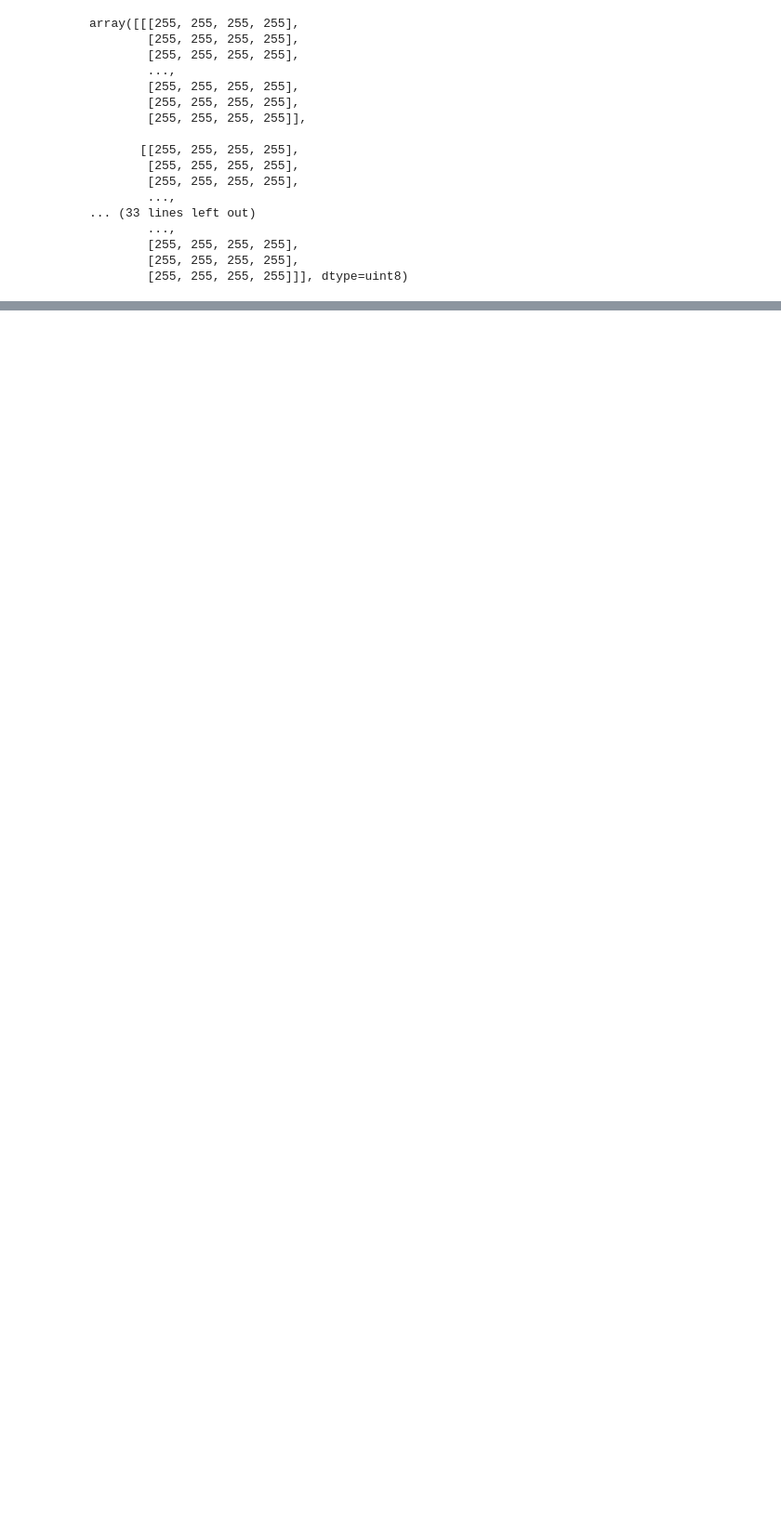
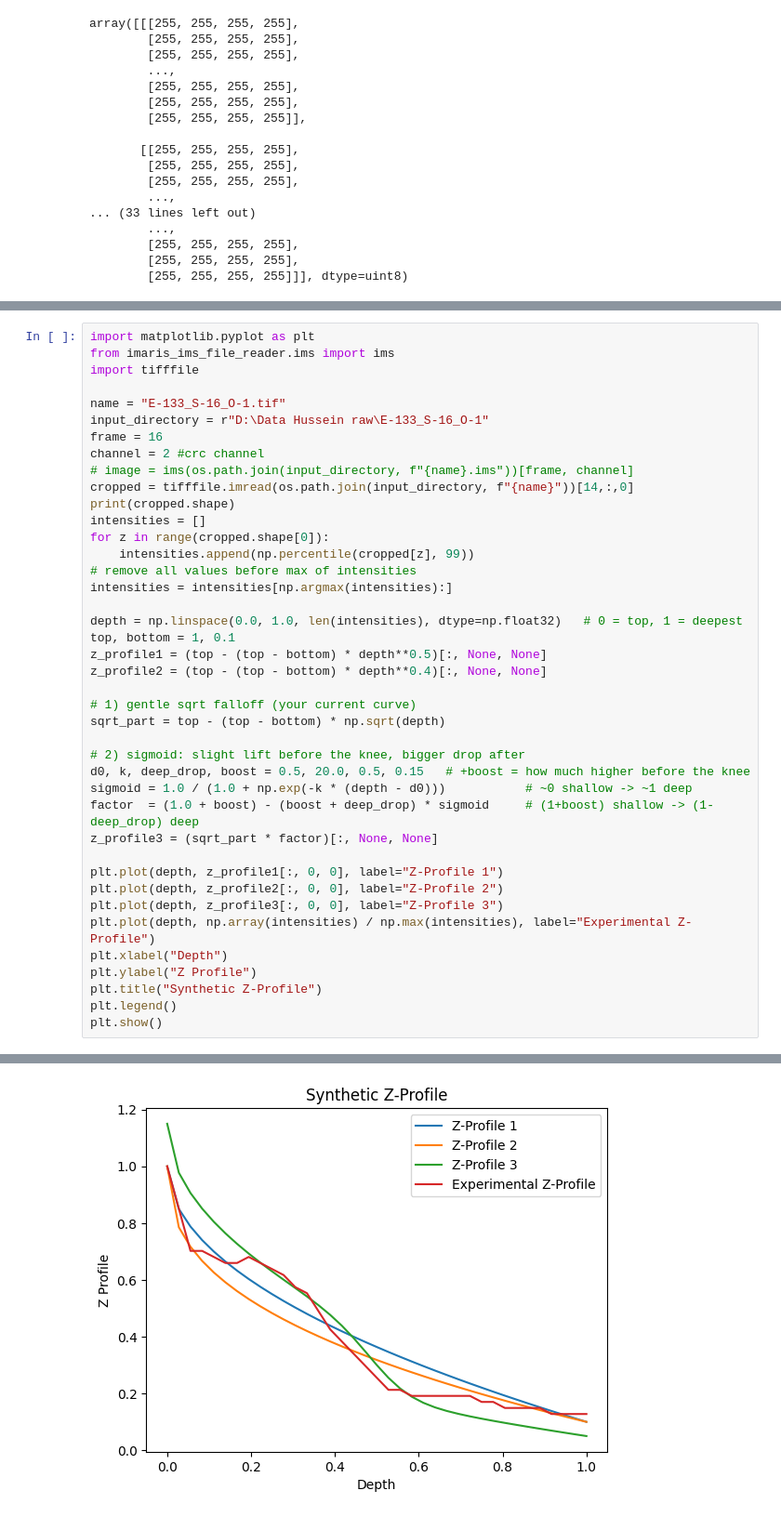
Before and after one commit to SuijkerbuijkLab/NucLogic, a Jupyter notebook: miscellaneous/paper_figures.ipynb, the cells around one changed output, grey strips where cells are left out. Shown at 93% size. Saved outputs shown, nothing was run; the diff lists cells and outputs as text; blank space fills up the shorter version.

```diff
--- a/miscellaneous/paper_figures.ipynb
+++ b/miscellaneous/paper_figures.ipynb
@@ -584,0 +572,42 @@ array([[[0.9       ]],
+# %%
+import matplotlib.pyplot as plt
+from imaris_ims_file_reader.ims import ims
+import tifffile
+
+name = "E-133_S-16_O-1.tif"
+input_directory = r"D:\Data Hussein raw\E-133_S-16_O-1"
+frame = 16
+channel = 2 #crc channel
+# image = ims(os.path.join(input_directory, f"{name}.ims"))[frame, channel]
+cropped = tifffile.imread(os.path.join(input_directory, f"{name}"))[14,:,0]
+print(cropped.shape)
+intensities = []
+for z in range(cropped.shape[0]):
+    intensities.append(np.percentile(cropped[z], 99))
+# remove all values before max of intensities
+intensities = intensities[np.argmax(intensities):]
+
+depth = np.linspace(0.0, 1.0, len(intensities), dtype=np.float32)   # 0 = top, 1 = deepest
+top, bottom = 1, 0.1
+z_profile1 = (top - (top - bottom) * depth**0.5)[:, None, None]
+z_profile2 = (top - (top - bottom) * depth**0.4)[:, None, None]
+
+# 1) gentle sqrt falloff (your current curve)
+sqrt_part = top - (top - bottom) * np.sqrt(depth)
+
+# 2) sigmoid: slight lift before the knee, bigger drop after
+d0, k, deep_drop, boost = 0.5, 20.0, 0.5, 0.15   # +boost = how much higher before the knee
+sigmoid = 1.0 / (1.0 + np.exp(-k * (depth - d0)))           # ~0 shallow -> ~1 deep
+factor  = (1.0 + boost) - (boost + deep_drop) * sigmoid     # (1+boost) shallow -> (1-deep_drop) deep
+z_profile3 = (sqrt_part * factor)[:, None, None]
+
+plt.plot(depth, z_profile1[:, 0, 0], label="Z-Profile 1")
+plt.plot(depth, z_profile2[:, 0, 0], label="Z-Profile 2")
+plt.plot(depth, z_profile3[:, 0, 0], label="Z-Profile 3")
+plt.plot(depth, np.array(intensities) / np.max(intensities), label="Experimental Z-Profile")
+plt.xlabel("Depth")
+plt.ylabel("Z Profile")
+plt.title("Synthetic Z-Profile")
+plt.legend()
+plt.show()
+# %% [output]
@@ -584,0 +615 @@ array([[[0.9       ]],
+[figure, added]
```
Also changed, not shown: parts of 44 cells of this notebook, 5 other files.
